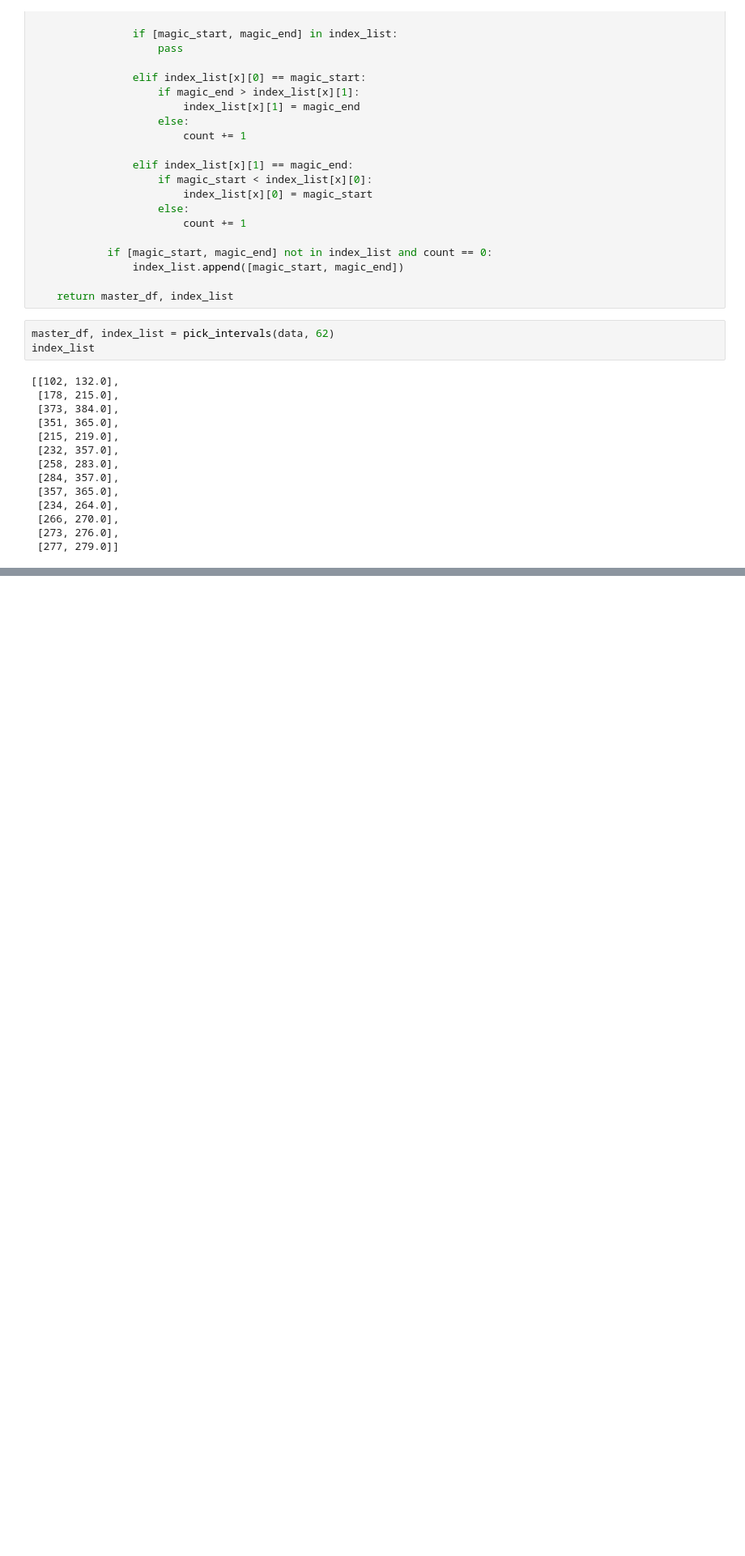
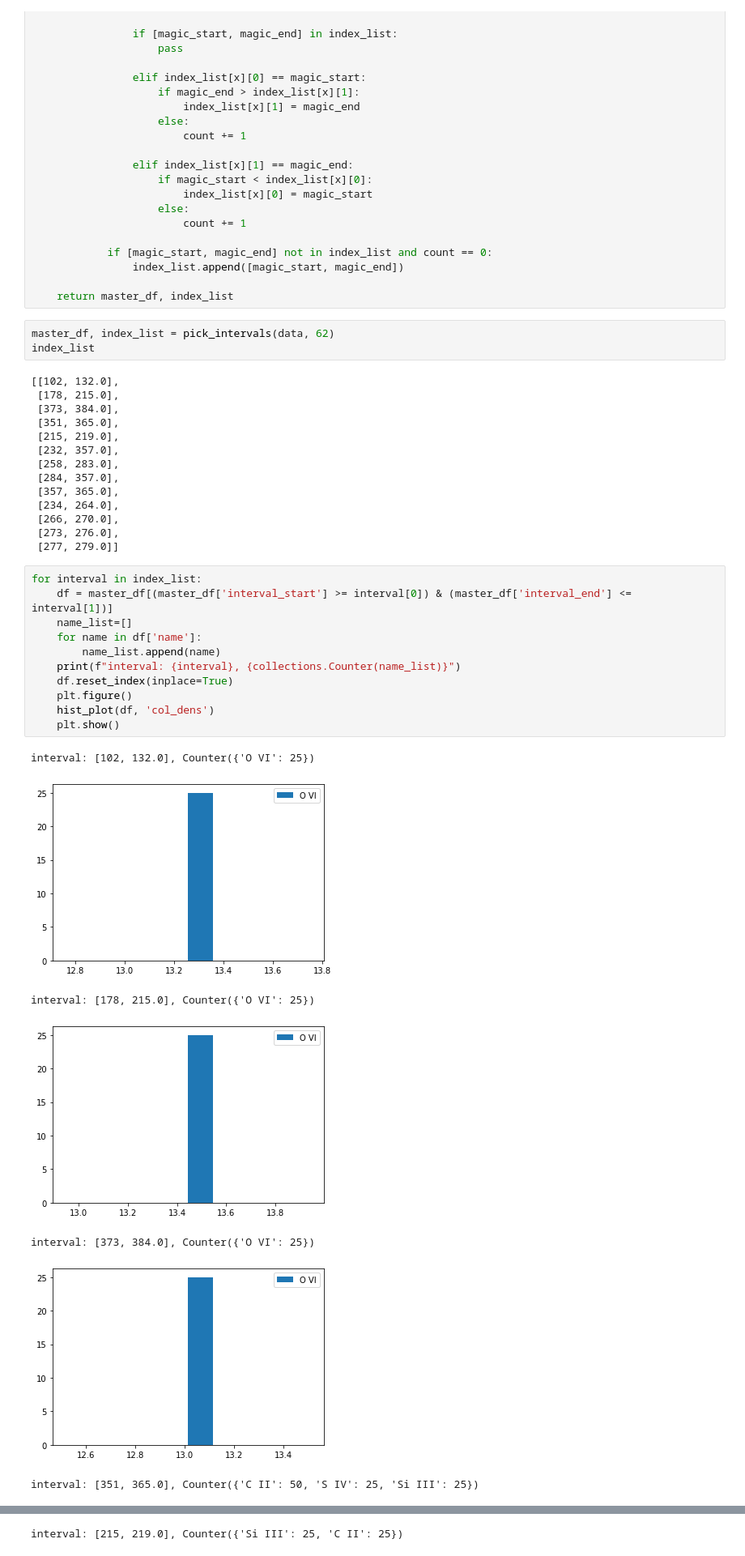
Before and after one commit to tairaeli/trident_uncertainty, a Jupyter notebook: testing_mods/SolAb/scripts/hist4.ipynb, the cells around one changed output, grey strips where cells are left out. Shown at 81% size. Cells and saved outputs as stored; diff of their text form; blank space fills up the shorter version.

```diff
--- a/testing_mods/SolAb/scripts/hist4.ipynb
+++ b/testing_mods/SolAb/scripts/hist4.ipynb
@@ -97,3 +116,22 @@ index_list
  [266, 270.0],
  [273, 276.0],
  [277, 279.0]]
+# %%
+for interval in index_list:
+    df = master_df[(master_df['interval_start'] >= interval[0]) & (master_df['interval_end'] <= interval[1])]
+    name_list=[]
+    for name in df['name']:
+        name_list.append(name)
+    print(f"interval: {interval}, {collections.Counter(name_list)}")
+    df.reset_index(inplace=True)
+    plt.figure()
+    hist_plot(df, 'col_dens')
+    plt.show()
+# %% [output]
+interval: [102, 132.0], Counter({'O VI': 25})
+[figure, added]
+interval: [178, 215.0], Counter({'O VI': 25})
+[figure, added]
+interval: [373, 384.0], Counter({'O VI': 25})
+[figure, added]
+interval: [351, 365.0], Counter({'C II': 50, 'S IV': 25, 'Si III': 25})
@@ -99,0 +139 @@ index_list
+interval: [215, 219.0], Counter({'Si III': 25, 'C II': 25})
```
Also changed, not shown: parts of 14 cells of this notebook, 1 other file.
